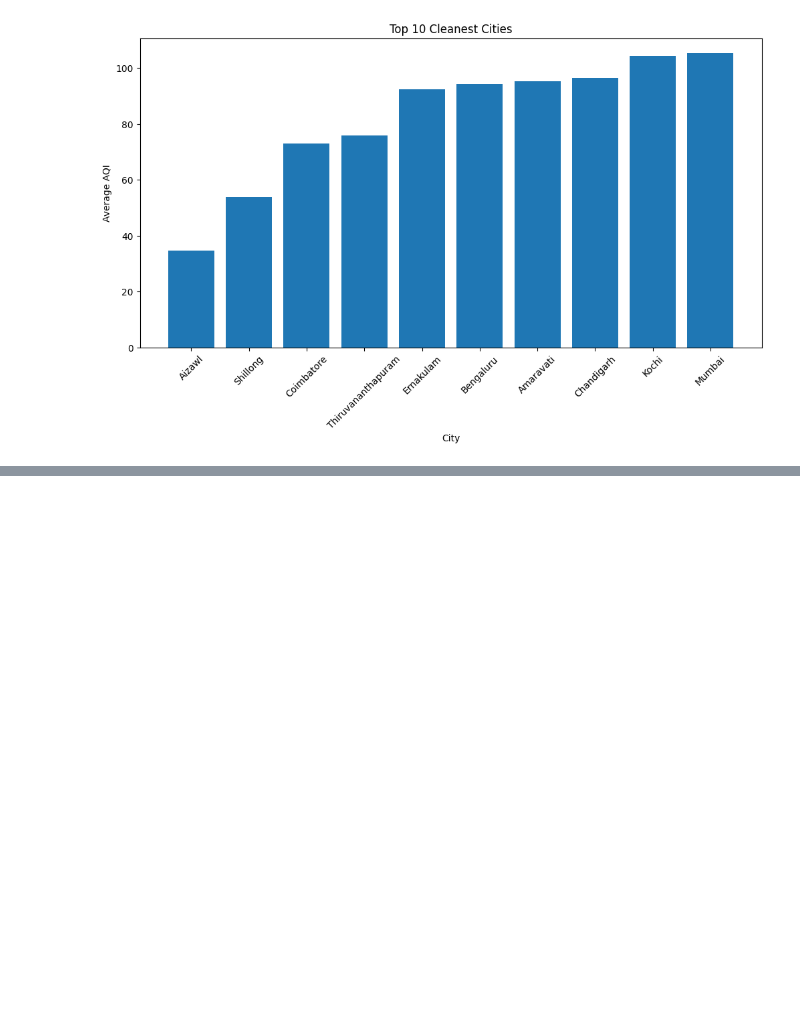
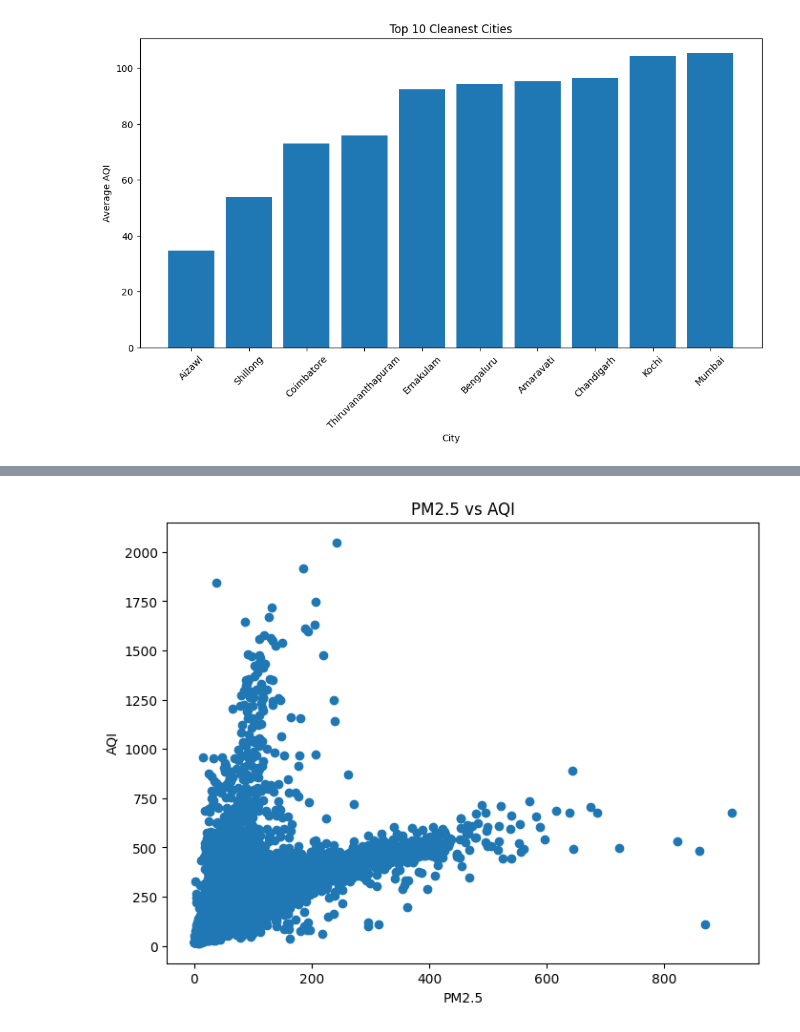
Before and after one commit to nikunjdixit-ai/-Air-AQI-Prediction, a Jupyter notebook: notebook/aqi_pipeline.ipynb, the cells around one changed output, grey strips where cells are left out. Drawn from its saved outputs; the diff is of its cells as text; code cells hidden in the pictures; blank space fills up the shorter version.

```diff
--- a/notebook/aqi_pipeline.ipynb
+++ b/notebook/aqi_pipeline.ipynb
@@ -304,0 +317,12 @@ df = df.sort_values("Date")
+# %%
+plt.figure(figsize=(8, 6))
+
+plt.scatter(df["PM2.5"], df["AQI"])
+
+plt.title("PM2.5 vs AQI")
+plt.xlabel("PM2.5")
+plt.ylabel("AQI")
+
+plt.show()
+# %% [output]
+[figure, added]
```
Also changed, not shown: parts of 1 cell of this notebook, 1 other file.
